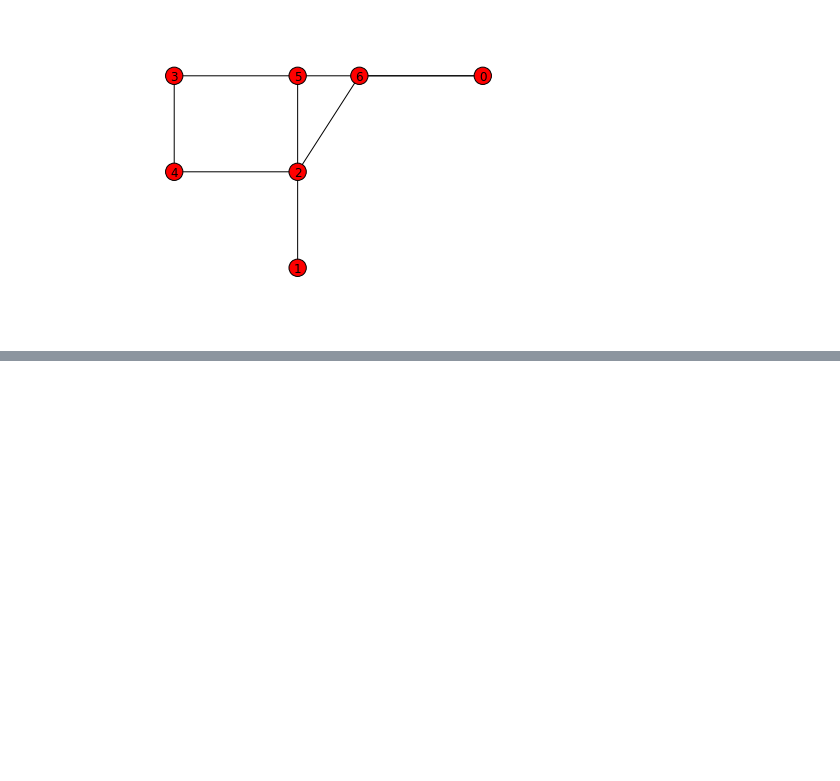
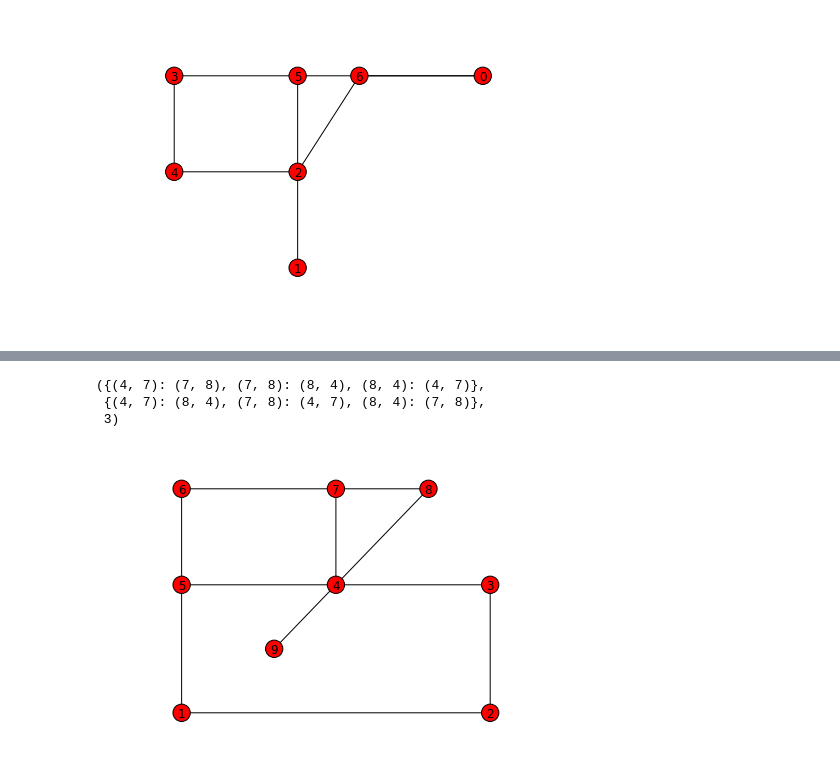
Before and after one commit to pysal/spaghetti, a Jupyter notebook: filament.ipynb, the cells around one changed output, grey strips where cells are left out. Saved outputs shown, nothing was run; the diff lists cells and outputs as text; code cells hidden in the pictures; blank space fills up the shorter version.

```diff
--- a/filament.ipynb
+++ b/filament.ipynb
@@ -109,0 +170,16 @@ nx.draw(g, pos=nIds)
+# %%
+regionPointers(r3)
+# %% [output]
+({(4, 7): (7, 8), (7, 8): (8, 4), (8, 4): (4, 7)},
+ {(4, 7): (8, 4), (7, 8): (4, 7), (8, 4): (7, 8)},
+ 3)
+# %%
+g.add_node(9)
+# %%
+g.add_edge(4,9)
+# %%
+nodes[9] = (3,2)
+# %%
+nx.draw(g, pos=nodes)
+# %% [output]
+[figure, added]
```
Also changed, not shown: parts of 12 cells of this notebook, 1 other file.
